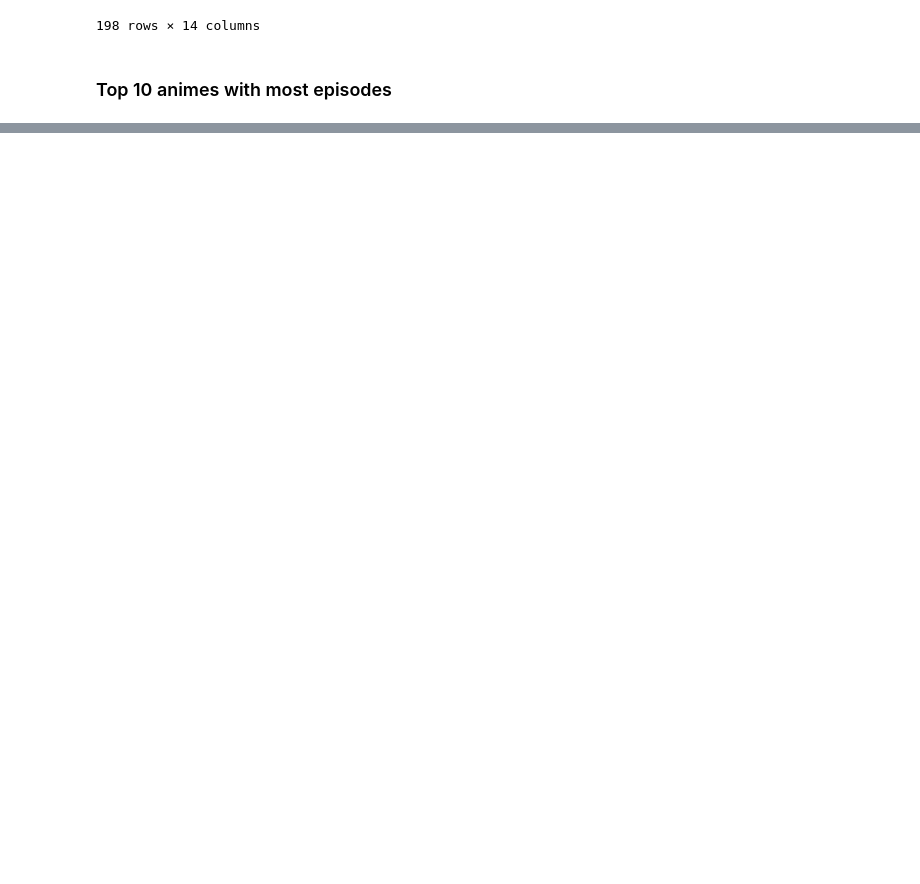
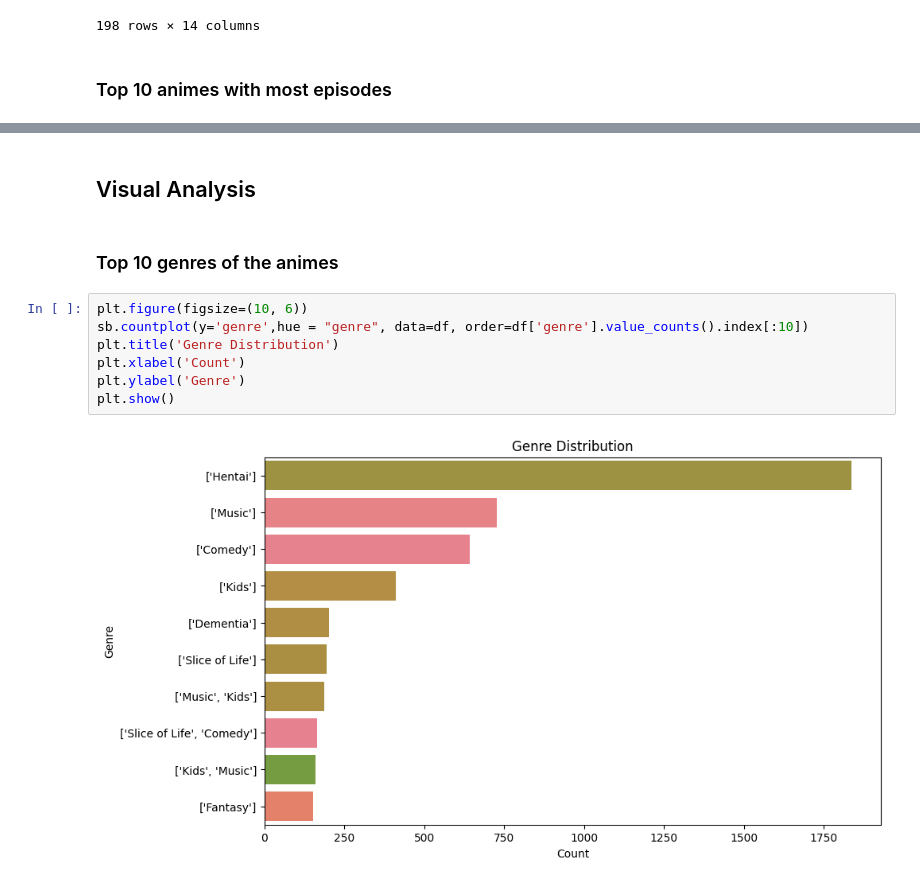
Before and after one commit to Tanay-Dwivedi/Animes-Data-Analysis, a Jupyter notebook: animes_data_analysis.ipynb, the cells around one changed output, grey strips where cells are left out. Saved outputs shown, nothing was run; the diff lists cells and outputs as text; blank space fills up the shorter version.

Commit message:
Animes Data Analysis

```diff
--- a/animes_data_analysis.ipynb
+++ b/animes_data_analysis.ipynb
@@ -323,0 +347,13 @@ df.sort_values(by="episodes", ascending=False).head(10)
+# %% [markdown]
+## Visual Analysis
+# %% [markdown]
+### Top 10 genres of the animes
+# %%
+plt.figure(figsize=(10, 6))
+sb.countplot(y='genre',hue = "genre", data=df, order=df['genre'].value_counts().index[:10])
+plt.title('Genre Distribution')
+plt.xlabel('Count')
+plt.ylabel('Genre')
+plt.show()
+# %% [output]
+[figure, added]
```
Also changed, not shown: parts of 9 cells of this notebook.
